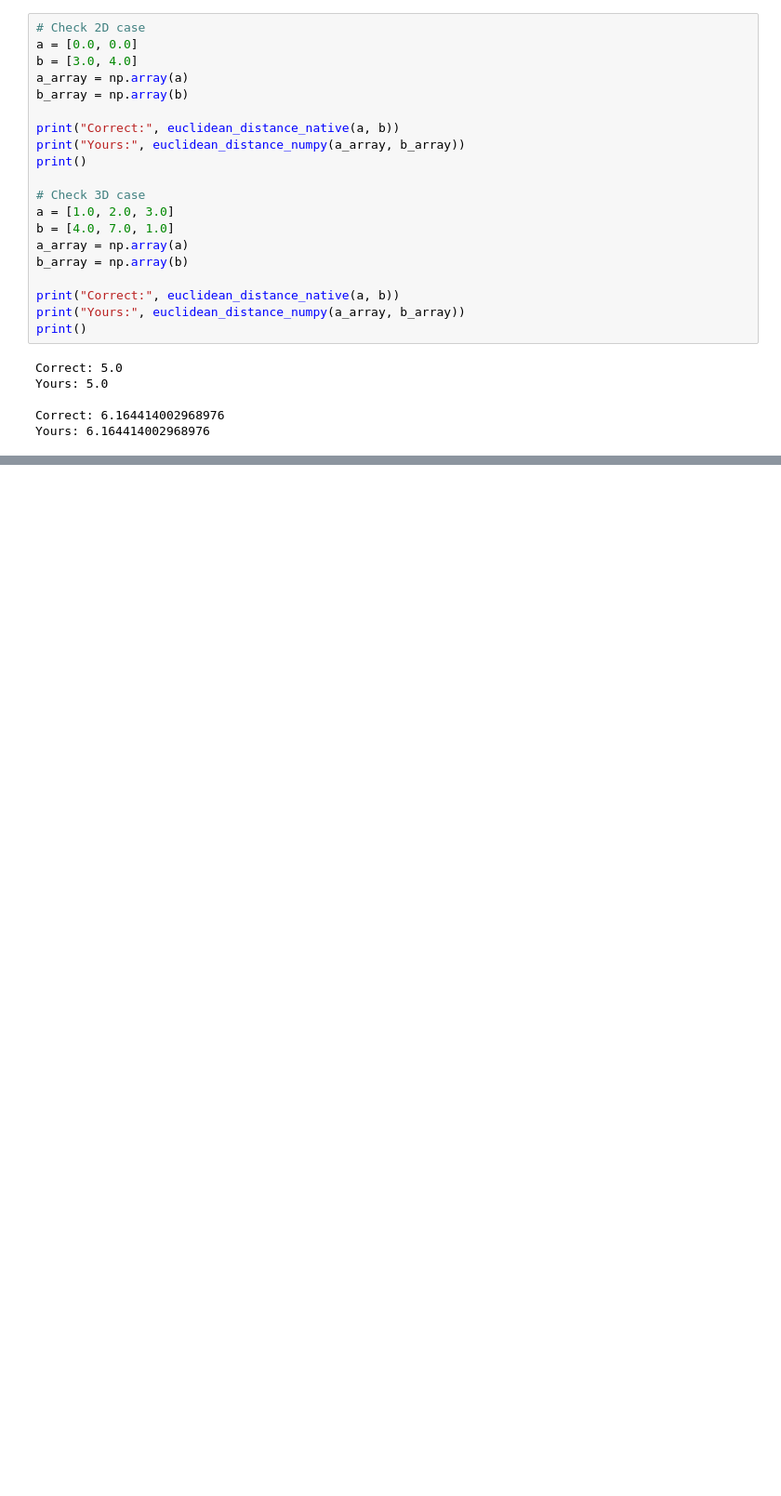
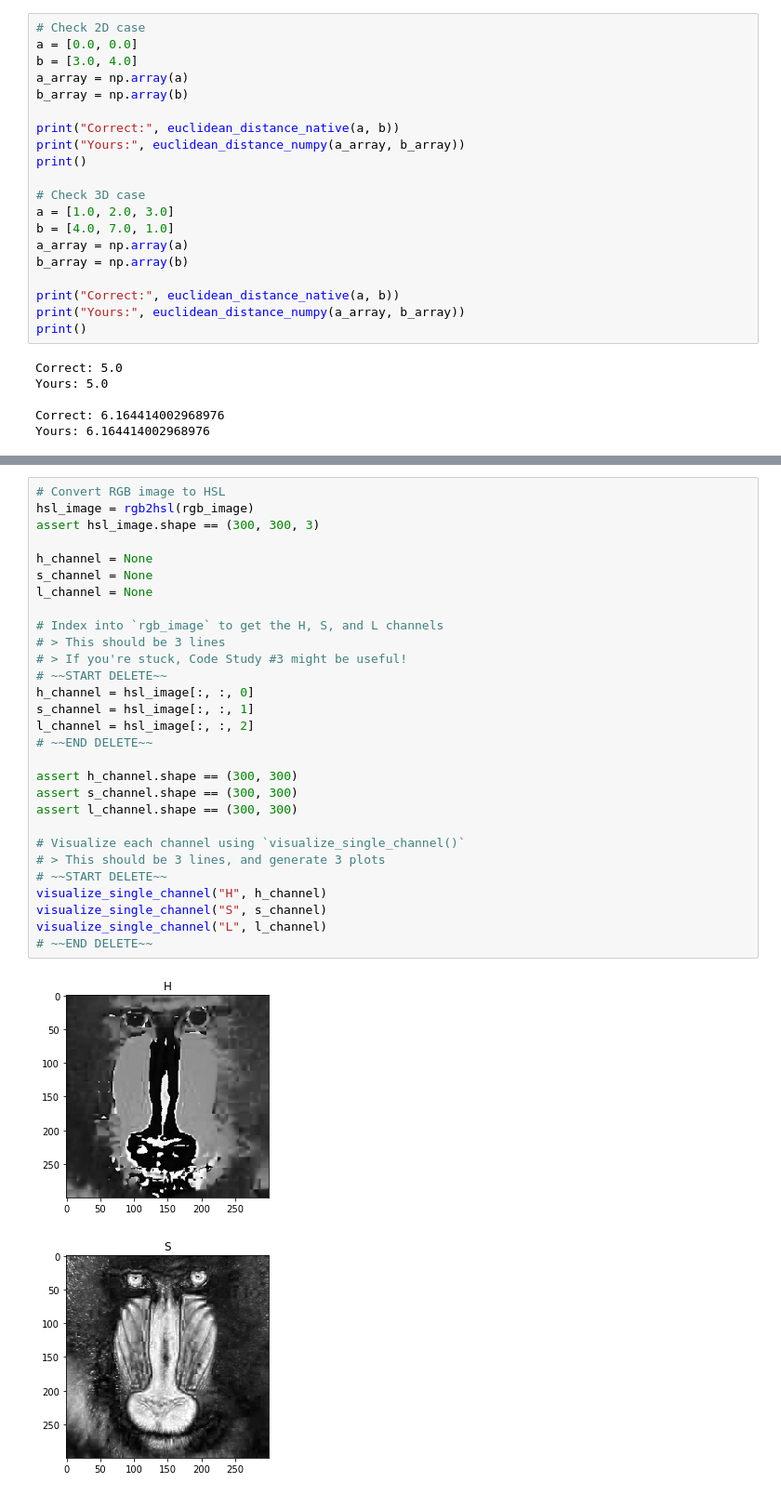
Before and after one commit to brentyi/ai4all_robotics_2020, a Jupyter notebook: cv1.ipynb, the cells around one changed output, grey strips where cells are left out. Shown at 93% size. Drawn from its saved outputs; the diff is of its cells as text; blank space fills up the shorter version.

```diff
--- a/cv1.ipynb
+++ b/cv1.ipynb
@@ -257,0 +462,32 @@ euclidean_distance_numpy runtime (milliseconds):  20.931005477905273
+# %%
+# Convert RGB image to HSL
+hsl_image = rgb2hsl(rgb_image)
+assert hsl_image.shape == (300, 300, 3)
+
+h_channel = None
+s_channel = None
+l_channel = None
+
+# Index into `rgb_image` to get the H, S, and L channels
+# > This should be 3 lines
+# > If you're stuck, Code Study #3 might be useful!
+# ~~START DELETE~~
+h_channel = hsl_image[:, :, 0]
+s_channel = hsl_image[:, :, 1]
+l_channel = hsl_image[:, :, 2]
+# ~~END DELETE~~
+
+assert h_channel.shape == (300, 300)
+assert s_channel.shape == (300, 300)
+assert l_channel.shape == (300, 300)
+
+# Visualize each channel using `visualize_single_channel()`
+# > This should be 3 lines, and generate 3 plots
+# ~~START DELETE~~
+visualize_single_channel("H", h_channel)
+visualize_single_channel("S", s_channel)
+visualize_single_channel("L", l_channel)
+# ~~END DELETE~~
+# %% [output]
+[figure, added]
+[figure, added]
```
Also changed, not shown: parts of 35 cells of this notebook, 2 other files.
